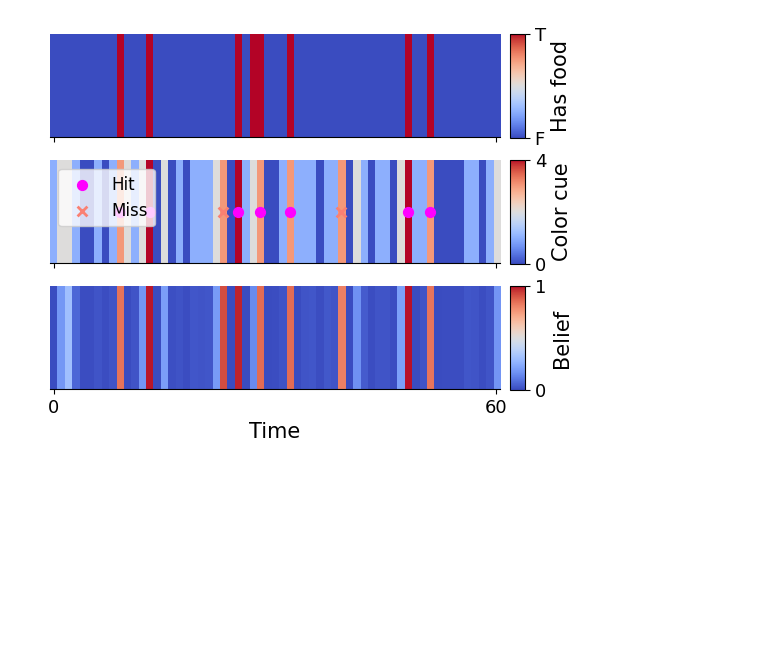
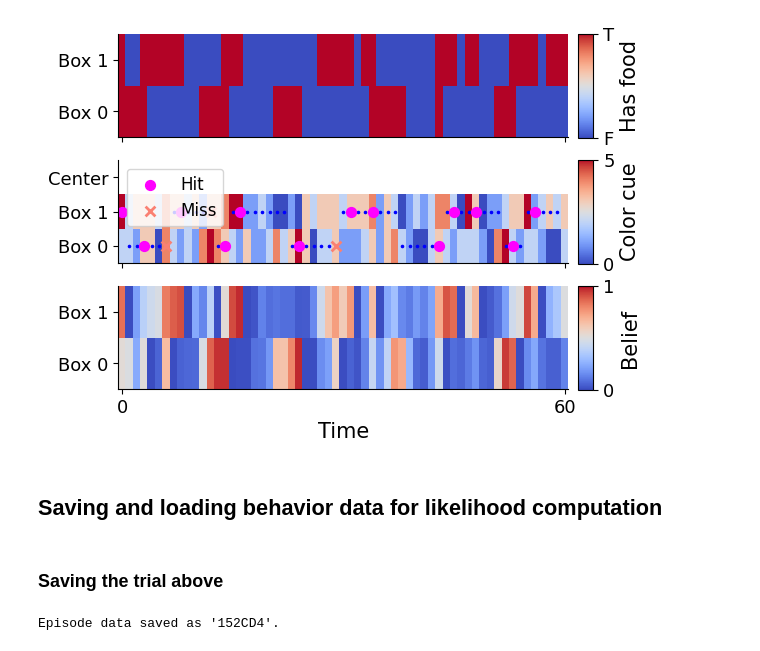
Before and after one commit to XaqLab/box-foraging, a Jupyter notebook: demo-monitor.ipynb, the cells around one changed output. Cells and saved outputs as stored; diff of their text form; code cells hidden in the pictures; blank space fills up the shorter version.

Commit message:
Rewrite demo-monitor.ipynb
Single box example is removed.
Add overview of parameter sweep.
An agent for independent boxes is presented.

```diff
--- a/demo-monitor.ipynb
+++ b/demo-monitor.ipynb
@@ -28,0 +21,2 @@ Agent was trained for 30 epochs.
+# %%
+manager = IRCManager(defaults='defaults/indie_boxes.yaml', read_only=True)
@@ -28,0 +58,2 @@ Agent was trained for 30 epochs.
+# %%
+agent, fig = manager.inspect_agent([0.2, 0.05, 0.6, 10.0, -1.0, 0.0], seed=2)
@@ -28,0 +67,5 @@ Agent was trained for 30 epochs.
+# %%
+from boxforage.multi_box import SimpleBoxForaging
+
+env = SimpleBoxForaging(spec={'boxes': {'p_true': 0.7, 'p_false': 0.3}})
+env.spec
@@ -29,6 +81,23 @@ Agent was trained for 30 epochs.
 # %%
-episode = agent.run_one_episode(num_steps=60)
+episode = agent.run_one_episode(env=env, num_steps=60)
+fig = plot_multi_box_episode(episode)
+# %% [output]
+[figure, added]
-# %%
-fig = plot_single_box_episode(episode)
-# %% [output]
-[figure, removed]
+# %% [markdown]
+## Saving and loading behavior data for likelihood computation
+# %% [markdown]
+### Saving the trial above
+# %%
+actions = episode.pop('actions')
+observations = episode.pop('observations')
+
+meta_info = {
+    'agent_config': manager.config,
+    'real_env': env.spec,
+}
+meta_info.update(episode)
+
+ep_key = manager.add_episode(actions, observations, meta_info)
+print(f"Episode data saved as '{ep_key}'.")
+# %% [output]
+Episode data saved as '152CD4'.
```
Also changed, not shown: parts of 25 cells of this notebook.
